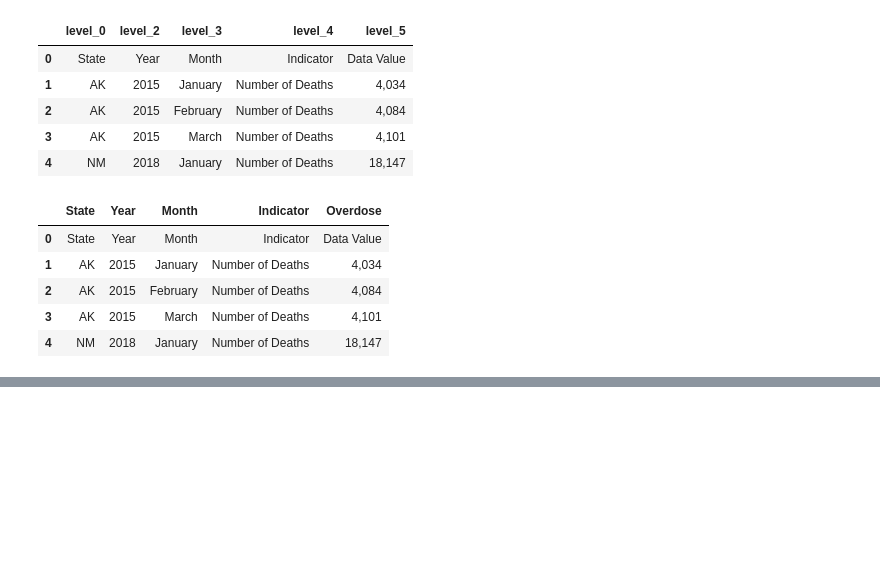
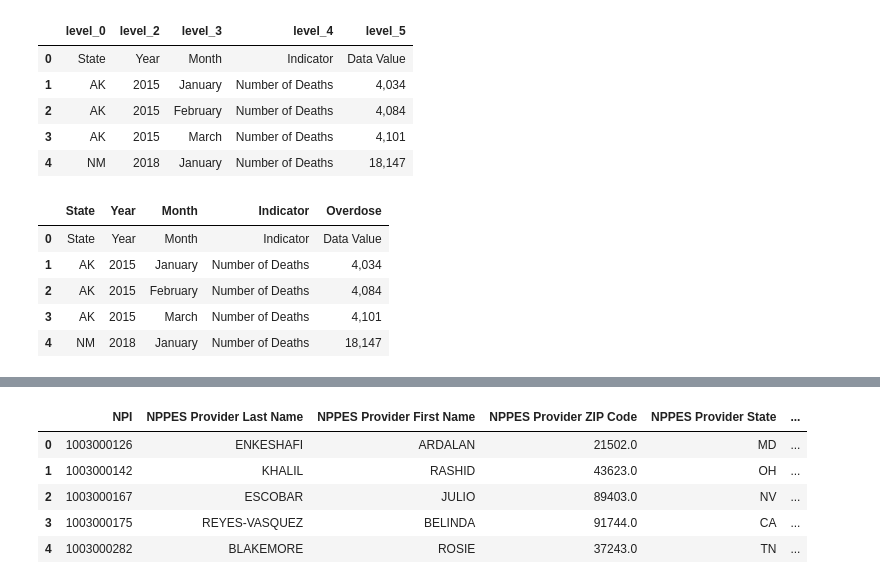
Before and after one commit to MTDahmer/Project1, a Jupyter notebook: Heather.ipynb, the cells around one changed output, grey strips where cells are left out. Cells and saved outputs as stored; diff of their text form; code cells hidden in the pictures; blank space fills up the shorter version.

```diff
--- a/Heather.ipynb
+++ b/Heather.ipynb
@@ -64,0 +84,10 @@ deathcounts
+# %%
+#Opiate Prescribers-2015 data frame
+opiate_prescriber15.head()
+# %% [output]
+|  | NPI | NPPES Provider Last Name | NPPES Provider First Name | NPPES Provider ZIP Code | NPPES Provider State | ... |
+| 0 | 1003000126 | ENKESHAFI | ARDALAN | 21502.0 | MD | ... |
+| 1 | 1003000142 | KHALIL | RASHID | 43623.0 | OH | ... |
+| 2 | 1003000167 | ESCOBAR | JULIO | 89403.0 | NV | ... |
+| 3 | 1003000175 | REYES-VASQUEZ | BELINDA | 91744.0 | CA | ... |
+| 4 | 1003000282 | BLAKEMORE | ROSIE | 37243.0 | TN | ... |
```
Also changed, not shown: parts of 13 cells of this notebook.
